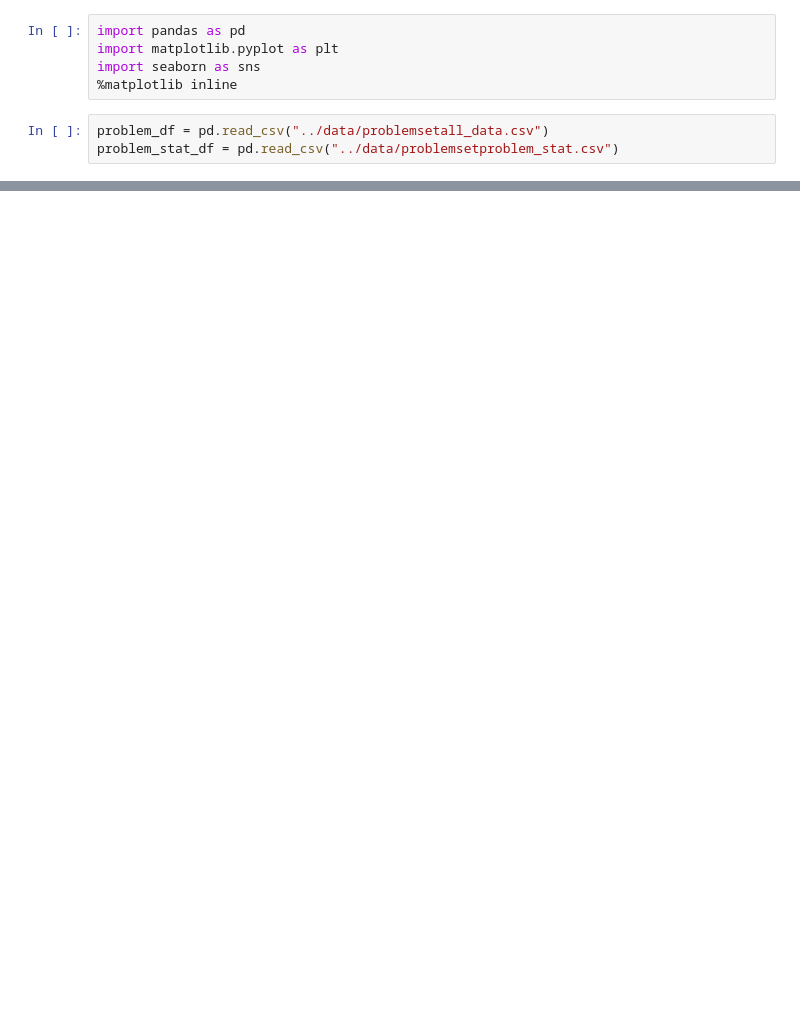
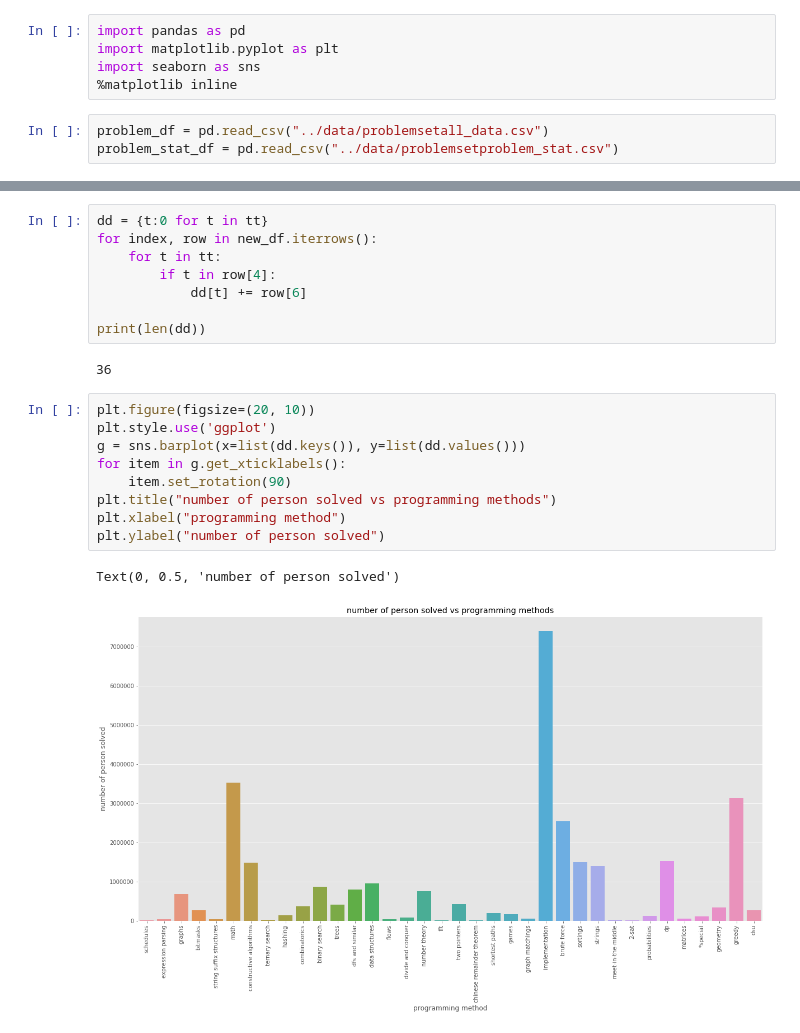
Before and after one commit to Vishnu44d/codeforces_data_analysis, a Jupyter notebook: src/Problem_set_analysis.ipynb, the cells around one changed output, grey strips where cells are left out. Drawn from its saved outputs; the diff is of its cells as text; blank space fills up the shorter version.

```diff
--- a/src/Problem_set_analysis.ipynb
+++ b/src/Problem_set_analysis.ipynb
@@ -118,0 +87,22 @@ for item in g.get_xticklabels():
+# %%
+dd = {t:0 for t in tt}
+for index, row in new_df.iterrows():
+    for t in tt:
+        if t in row[4]:
+            dd[t] += row[6]
+
+print(len(dd))
+# %% [output]
+36
+# %%
+plt.figure(figsize=(20, 10))
+plt.style.use('ggplot')
+g = sns.barplot(x=list(dd.keys()), y=list(dd.values()))
+for item in g.get_xticklabels():
+    item.set_rotation(90)
+plt.title("number of person solved vs programming methods")
+plt.xlabel("programming method")
+plt.ylabel("number of person solved")
+# %% [output]
+Text(0, 0.5, 'number of person solved')
+[figure, added]
```
Also changed, not shown: parts of 11 cells of this notebook.
